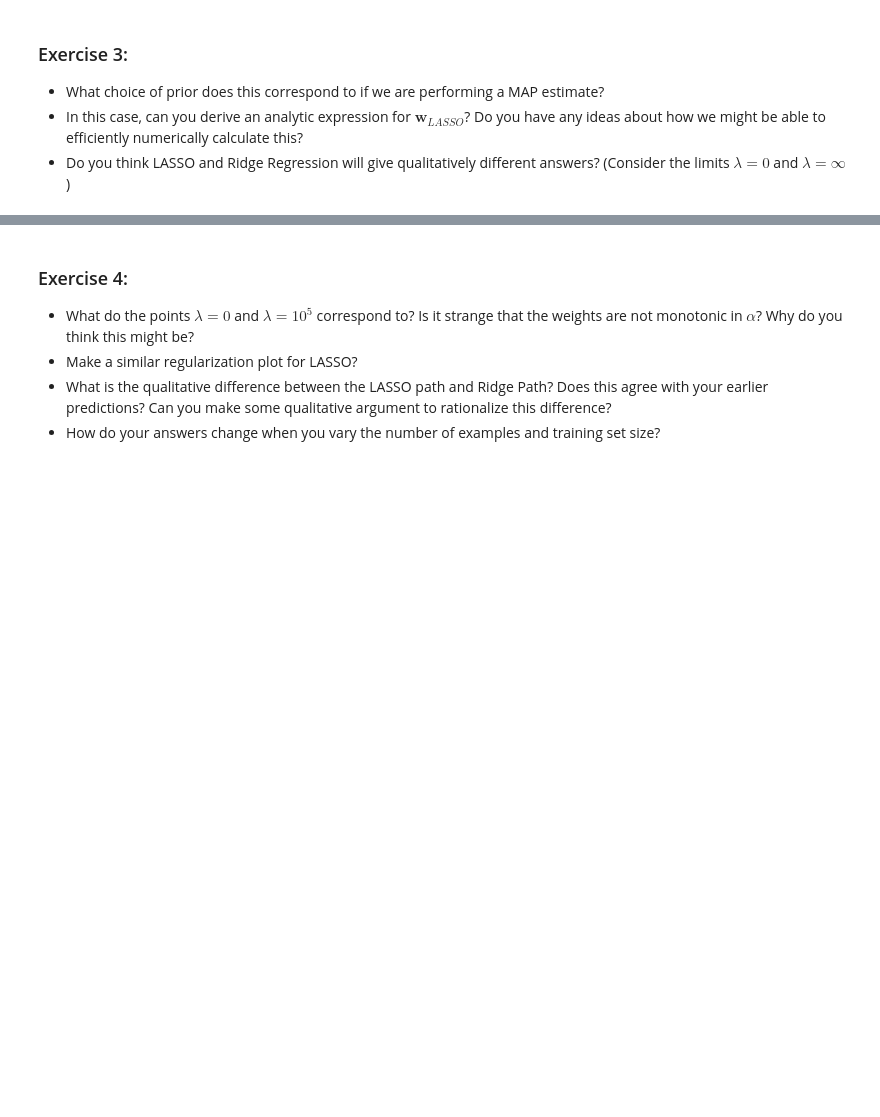
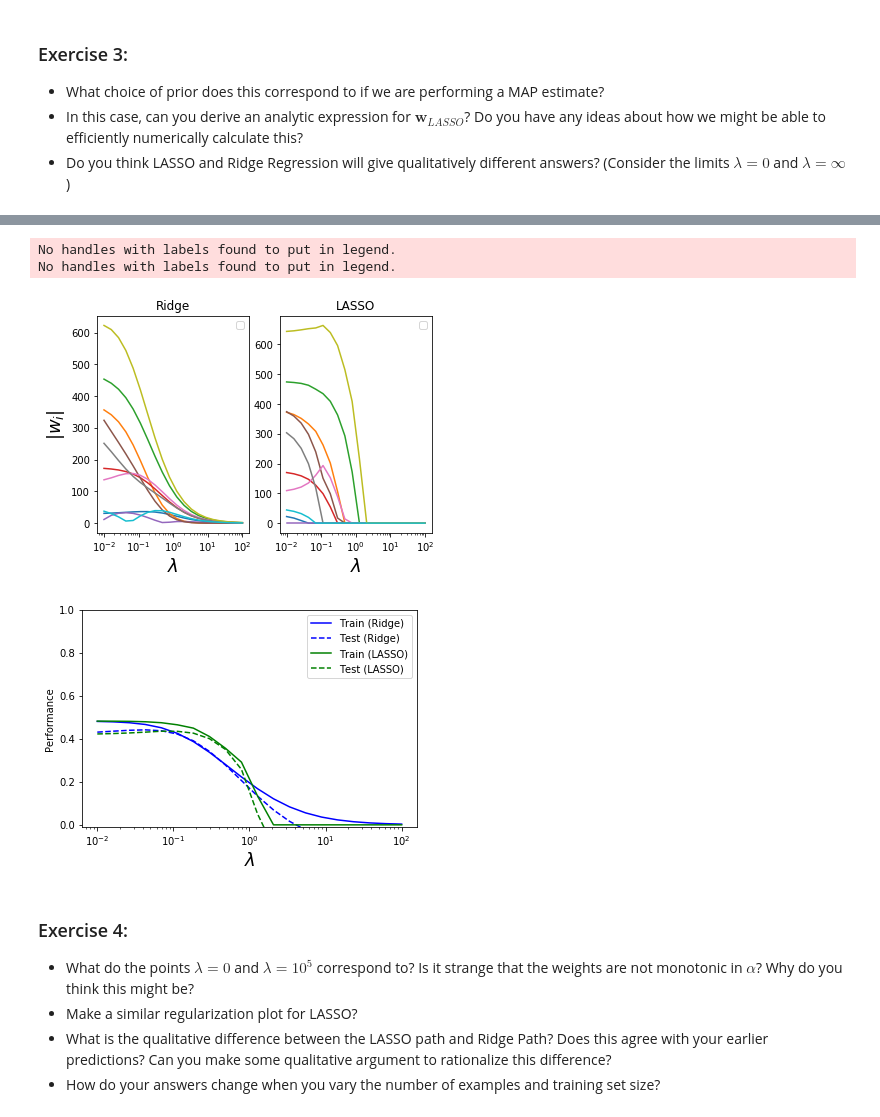
Before and after one commit to anthony-wang/mlreview_notebooks, a Jupyter notebook: jupyter_notebooks/notebooks/NB3_CVI-linreg_diabetes_AW.ipynb, the cells around one changed output, grey strips where cells are left out. Cells and saved outputs as stored; diff of their text form; code cells hidden in the pictures; blank space fills up the shorter version.

Commit message:
Modify NB3 and add example plots

```diff
--- a/jupyter_notebooks/notebooks/NB3_CVI-linreg_diabetes_AW.ipynb
+++ b/jupyter_notebooks/notebooks/NB3_CVI-linreg_diabetes_AW.ipynb
@@ -224,3 +179,50 @@ Automatically created module for IPython interactive environment
+# %%
+###############################################################################
+# Display results
+
+# First see how the 10 features we learned scale as we change the regularization parameter
+plt.subplot(1,2,1)
+plt.semilogx(alphas, np.abs(coefs_ridge))
+axes = plt.gca()
+#ax.set_xscale('log')
+#ax.set_xlim(ax.get_xlim()[::-1])  # reverse axis
+plt.xlabel(r'$\lambda$',fontsize=18)
+plt.ylabel('$|w_i|$',fontsize=18)
+plt.title('Ridge')
+plt.legend(loc = "best")
+#plt.savefig("Ridge_sparsity_scale.pdf")
+
+plt.subplot(1,2,2)
+plt.semilogx(alphas, np.abs(coefs_lasso))
+axes = plt.gca()
+#ax.set_xscale('log')
+#ax.set_xlim(ax.get_xlim()[::-1])  # reverse axis
+plt.xlabel(r'$\lambda$',fontsize=18)
+#plt.ylabel('$|\mathbf{w}|$',fontsize=18)
+plt.title('LASSO')
+plt.legend(loc = "best")
+#plt.savefig("LASSO_sparsity_scale.pdf")
+plt.savefig("Ridge_LASSO_sparsity_scale.pdf")
+plt.show()
+
+# Plot our performance on both the training and test data
+plt.semilogx(alphas, train_errors_ridge, 'b',label='Train (Ridge)')
+plt.semilogx(alphas, test_errors_ridge, '--b',label='Test (Ridge)')
+plt.semilogx(alphas, train_errors_lasso, 'g',label='Train (LASSO)')
+plt.semilogx(alphas, test_errors_lasso, '--g',label='Test (LASSO)')
+#plt.vlines(alpha_optim, plt.ylim()[0], np.max(test_errors), color='k',
+#           linewidth=3, label='Optimum on test')
+plt.legend(loc='upper right')
+plt.ylim([-0.01, 1.0])
+plt.xlabel(r'$\lambda$',fontsize=18)
+plt.ylabel('Performance')
+plt.savefig("Ridge_LASSO_sparsity_performance.pdf")
+plt.show()
+# %% [output]
+No handles with labels found to put in legend.
+No handles with labels found to put in legend.
+[figure, added]
+[figure, added]
 # %% [markdown]
 ### Exercise 4: ###
 <ul>
```
Also changed, not shown: parts of 10 cells of this notebook, 2 other files.
